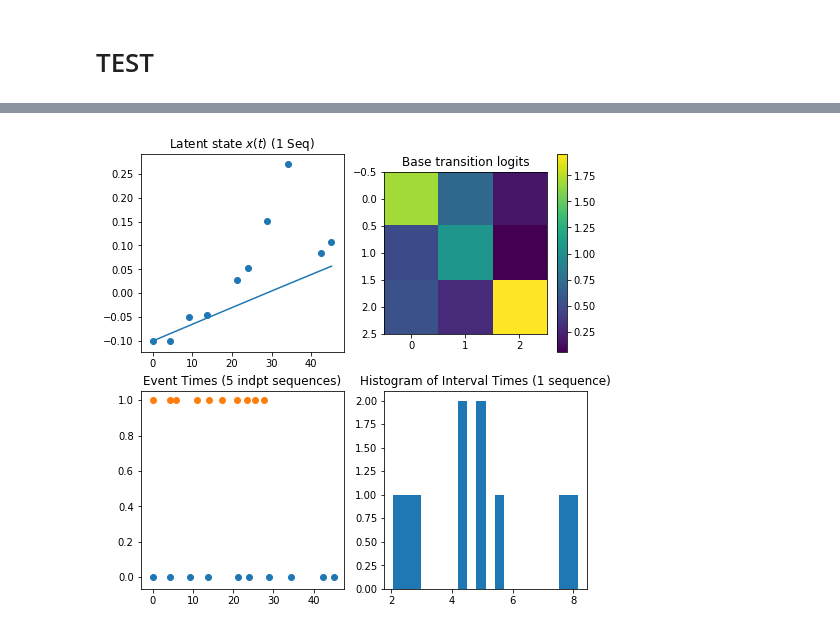
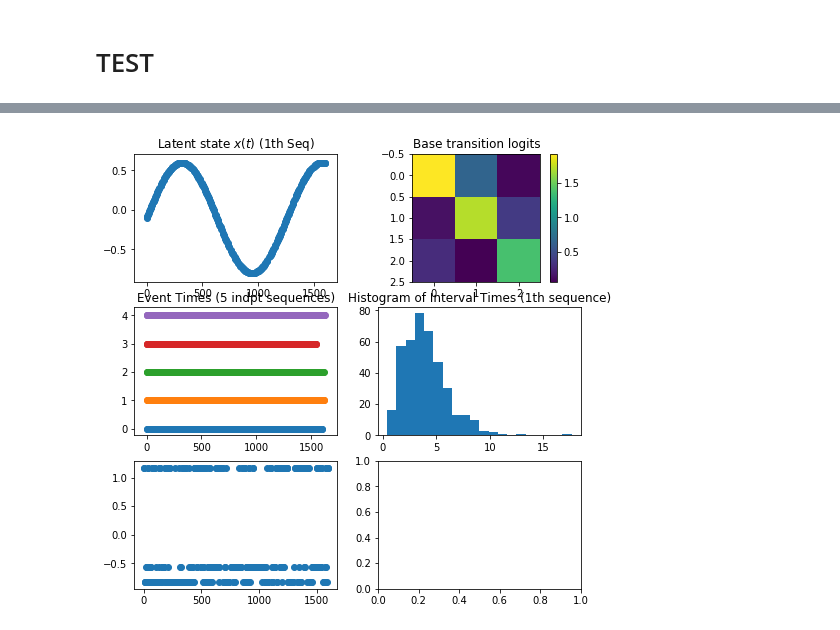
Before and after one commit to shaabhishek/pp_lvm, a Jupyter notebook: 01_simulations.ipynb, the cells around one changed output, grey strips where cells are left out. Saved outputs shown, nothing was run; the diff lists cells and outputs as text; code cells hidden in the pictures.

```diff
--- a/01_simulations.ipynb
+++ b/01_simulations.ipynb
@@ -109,11 +115,12 @@ def simulate_XZI(Params):
 # %% [markdown]
 ## H
 # %%
+#export
 def simulate_H(Z,Params):
     H = []
     for s in range(Params.S):
         Z_s = Z[s]
-        H_s = torch.stack([dist.Normal(Params.mu_h[Z_s[n]], Params.sigma_h[Z_s[n]]).sample() for n in range(Params.N)], dim=0)
+        H_s = torch.stack([dist.Normal(Params.mu_h[Z_s[n]], Params.sigma_h[Z_s[n]]*Params.noise_H ).sample() for n in range(Params.N)], dim=0)
         H.append(H_s)
     return torch.stack(H, dim=0) #shape: (S,T,H_dim)
 # %% [markdown]
@@ -138,13 +150,13 @@ def simulate_data(Params):
 # %%
 def test():
-    Params = TrueParameters()
+    Params = TrueParameters(S=5, N=400, H_dim=1, noise_X=0, noise_H=0)
     X, Z, I = simulate_XZI(Params)
     T = get_time_from_intervals(I)
     H = simulate_H(Z, Params)
     Y = simulate_Y(H, Params)
-    return X,Z,I,T,H,Y
+    return Params,X,Z,I,T,H,Y
 # %%
-X,Z,I,T,H,Y = test()
+Params,X,Z,I,T,H,Y = test()
 # %%
 X.shape,Z.shape,I.shape,T.shape,H.shape,Y.shape
 # %% [output]
@@ -159,19 +171,27 @@ X.shape,Z.shape,I.shape,T.shape,H.shape,Y.shape
 # %%
-def visualize(Params, X,T,I):
-    fig, ax = plt.subplots(2,2, figsize=(8,8))
+#export
+def visualize(Params, X,T,I,H=None):
+    fig, ax = plt.subplots(3,2, figsize=(8,8))
 
+    s = 0
+    ax[0,0].plot(torch.linspace(1e-6,T[s,-1],100), transform_x(torch.linspace(1e-6,T[s,-1],100)))
+    ax[0,0].scatter(T[s].cpu(), X[s].cpu())
+    ax[0,0].set_title(f"Latent state $x(t)$ ({s+1}th Seq)")
 
-    ax[0,0].plot(torch.linspace(1e-6,T[0,-1],100), transform_x(torch.linspace(1e-6,T[0,-1],100)))
-    ax[0,0].scatter(T[0], X[0])
-    ax[0,0].set_title("Latent state $x(t)$ (1 Seq)")
-
-    im = ax[0,1].imshow(Params.P)
+    im = ax[0,1].imshow(Params.P.cpu())
     fig.colorbar(im, ax=ax[0,1])
     ax[0,1].set_title("Base transition logits")
 
-    for s in range(min(5, Params.S)):
-        ax[1,0].scatter(T[s], torch.zeros_like(T[s])+s)
+    for _s in range(min(5, Params.S)):
+        ax[1,0].scatter(T[_s].cpu(), torch.zeros_like(T[_s].cpu())+_s)
     ax[1,0].set_title("Event Times (5 indpt sequences)")
 
-    ax[1,1].hist(I[0].numpy(), bins=20)
-    ax[1,1].set_title("Histogram of Interval Times (1 sequence)")
+    ax[1,1].hist(I[s].cpu().numpy(), bins=20)
+    ax[1,1].set_title(f"Histogram of Interval Times ({s+1}th sequence)")
+
+    if H is not None:
+        ax[2,0].scatter(T[s].cpu(), H[s,:,0].cpu())
+        try:
+            ax[2,1].scatter(T[s].cpu(), H[s,:,1].cpu())
+        except:
+            pass
@@ -178,7 +207,7 @@ def visualize(Params, X,T,I):
 # %%
-visualize(Params,X,T,I)
+visualize(Params,X,T,I,H)
 # %% [output]
-[figure, old version]
+[figure, new version]
 # %%
 from nbdev.export import *
 notebook2script()
```
Also changed, not shown: parts of 17 cells of this notebook, 10 other files.
